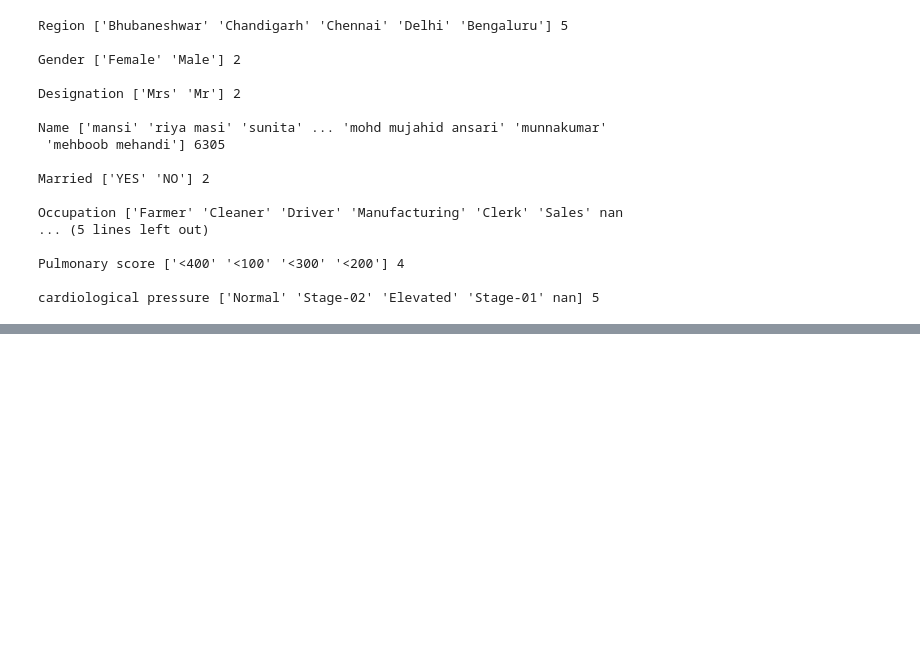
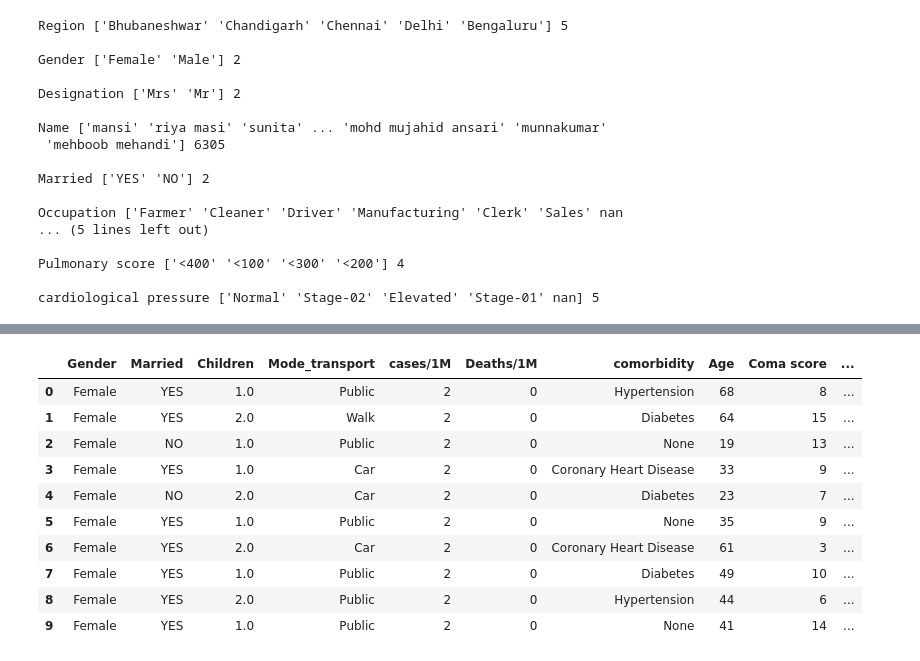
Before and after one commit to kartik-kumar71/Flipr-Hackathon-Hiring-Program-4.0---Machine-Learning-Task, a Jupyter notebook: COVID_preprocessing.ipynb, the cells around one changed output, grey strips where cells are left out. Saved outputs shown, nothing was run; the diff lists cells and outputs as text; code cells hidden in the pictures; blank space fills up the shorter version.

```diff
--- a/COVID_preprocessing.ipynb
+++ b/COVID_preprocessing.ipynb
@@ -125,3 +125,5 @@ Occupation ['Farmer' 'Cleaner' 'Driver' 'Manufacturing' 'Clerk' 'Sales' nan
 Pulmonary score ['<400' '<100' '<300' '<200'] 4
 
 cardiological pressure ['Normal' 'Stage-02' 'Elevated' 'Stage-01' nan] 5
+# %%
+df_sub = df.copy()
@@ -127,0 +149,2 @@ cardiological pressure ['Normal' 'Stage-02' 'Elevated' 'Stage-01' nan] 5
+# %%
+df_sub.drop(['people_ID','Region','Name','Designation','Occupation'],axis=1,inplace = True)
@@ -127,0 +171,14 @@ cardiological pressure ['Normal' 'Stage-02' 'Elevated' 'Stage-01' nan] 5
+# %%
+df_sub.head(10)
+# %% [output]
+|  | Gender | Married | Children | Mode_transport | cases/1M | Deaths/1M | comorbidity | Age | Coma score | ... |
+| 0 | Female | YES | 1.0 | Public | 2 | 0 | Hypertension | 68 | 8 | ... |
+| 1 | Female | YES | 2.0 | Walk | 2 | 0 | Diabetes | 64 | 15 | ... |
+| 2 | Female | NO | 1.0 | Public | 2 | 0 | None | 19 | 13 | ... |
+| 3 | Female | YES | 1.0 | Car | 2 | 0 | Coronary Heart Disease | 33 | 9 | ... |
+| 4 | Female | NO | 2.0 | Car | 2 | 0 | Diabetes | 23 | 7 | ... |
+| 5 | Female | YES | 1.0 | Public | 2 | 0 | None | 35 | 9 | ... |
+| 6 | Female | YES | 2.0 | Car | 2 | 0 | Coronary Heart Disease | 61 | 3 | ... |
+| 7 | Female | YES | 1.0 | Public | 2 | 0 | Diabetes | 49 | 10 | ... |
+| 8 | Female | YES | 2.0 | Public | 2 | 0 | Hypertension | 44 | 6 | ... |
+| 9 | Female | YES | 1.0 | Public | 2 | 0 | None | 41 | 14 | ... |
```
Also changed, not shown: parts of 10 cells of this notebook.
